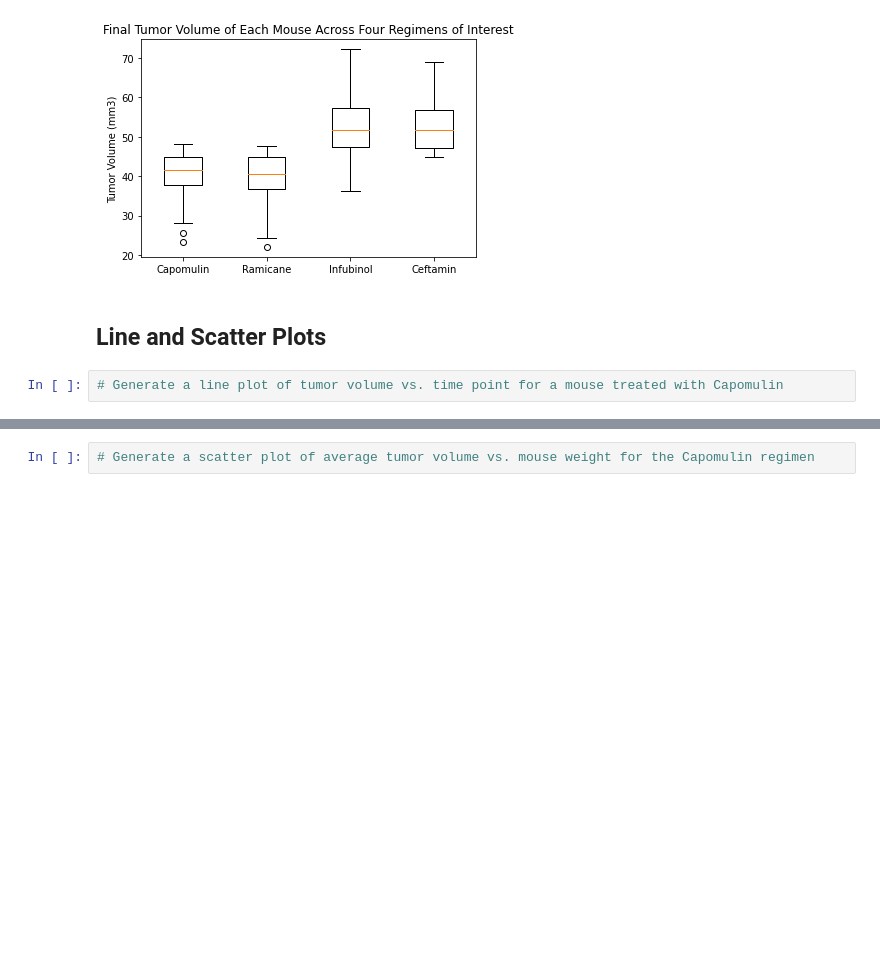
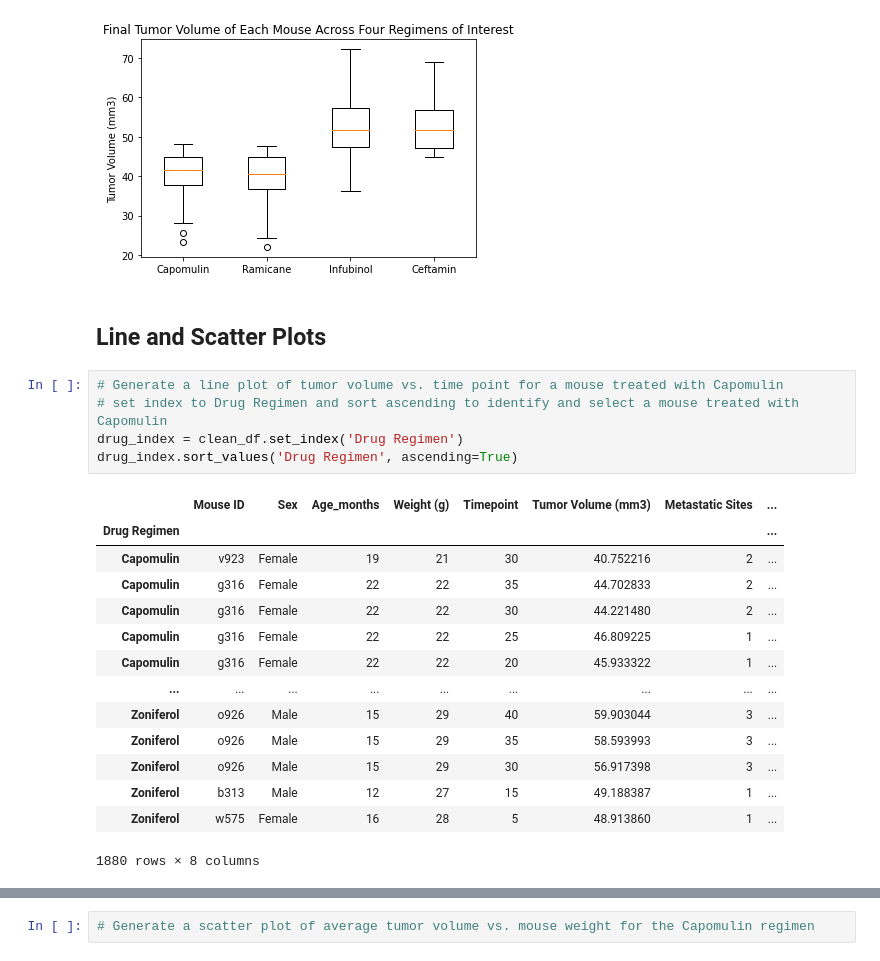
Before and after one commit to robmatelyan/Matplotlib-Challenge, a Jupyter notebook: Pymaceuticals_RM_Work/pymaceuticals_work.ipynb, the cells around one changed output, grey strips where cells are left out. Saved outputs shown, nothing was run; the diff lists cells and outputs as text; blank space fills up the shorter version.

```diff
--- a/Pymaceuticals_RM_Work/pymaceuticals_work.ipynb
+++ b/Pymaceuticals_RM_Work/pymaceuticals_work.ipynb
@@ -193,3 +193,21 @@ plt.show
 ## Line and Scatter Plots
 # %%
 # Generate a line plot of tumor volume vs. time point for a mouse treated with Capomulin
+# set index to Drug Regimen and sort ascending to identify and select a mouse treated with Capomulin
+drug_index = clean_df.set_index('Drug Regimen')
+drug_index.sort_values('Drug Regimen', ascending=True)
+# %% [output]
+|  | Mouse ID | Sex | Age_months | Weight (g) | Timepoint | Tumor Volume (mm3) | Metastatic Sites | ... |
+| Drug Regimen |  |  |  |  |  |  |  | ... |
+| Capomulin | v923 | Female | 19 | 21 | 30 | 40.752216 | 2 | ... |
+| Capomulin | g316 | Female | 22 | 22 | 35 | 44.702833 | 2 | ... |
+| Capomulin | g316 | Female | 22 | 22 | 30 | 44.221480 | 2 | ... |
+| Capomulin | g316 | Female | 22 | 22 | 25 | 46.809225 | 1 | ... |
+| Capomulin | g316 | Female | 22 | 22 | 20 | 45.933322 | 1 | ... |
+| ... | ... | ... | ... | ... | ... | ... | ... | ... |
+| Zoniferol | o926 | Male | 15 | 29 | 40 | 59.903044 | 3 | ... |
+| Zoniferol | o926 | Male | 15 | 29 | 35 | 58.593993 | 3 | ... |
+| Zoniferol | o926 | Male | 15 | 29 | 30 | 56.917398 | 3 | ... |
+| Zoniferol | b313 | Male | 12 | 27 | 15 | 49.188387 | 1 | ... |
+| Zoniferol | w575 | Female | 16 | 28 | 5 | 48.913860 | 1 | ... |
+1880 rows × 8 columns
```
Also changed, not shown: parts of 2 cells of this notebook.
